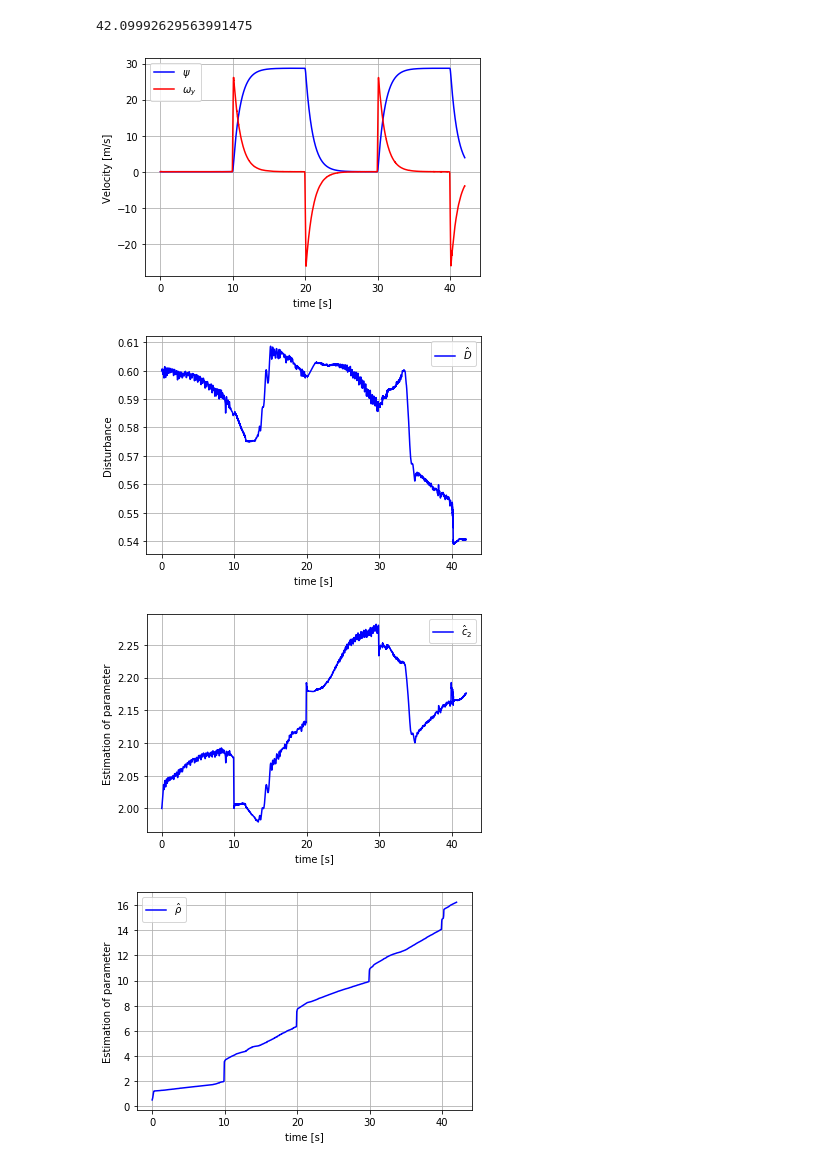
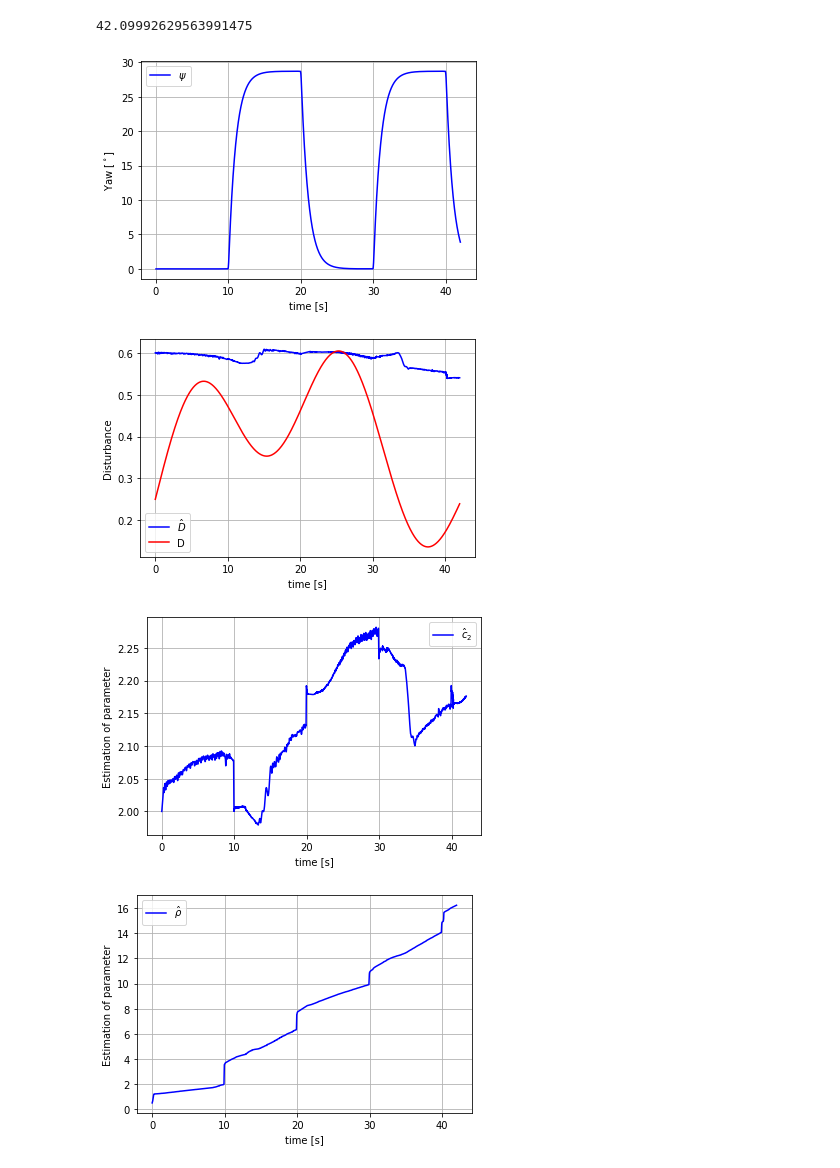
Before and after one commit to WojciechBroka/pracaMagisterska, a Jupyter notebook: Torpeda-Copy2.ipynb, the cells around one changed output. Drawn from its saved outputs; the diff is of its cells as text; code cells hidden in the pictures.

```diff
--- a/Torpeda-Copy2.ipynb
+++ b/Torpeda-Copy2.ipynb
@@ -460,6 +460,9 @@ def control_dr(t,sig,u,mu):
 @log_results
 def control_s(t,Omyi,psii,PSId,PSIddot):
     return s_num(Omyi,psii,PSId,PSIddot)
+@log_results
+def control_dis(t):
+    return dis_num(t)
 # %% [markdown]
 # Definicja funkcji symulacji
 # %%
@@ -496,6 +499,8 @@ def Torpeda(t_, x0_array):
     dmi = midothat_num(si,b1i,Omyi,Omyhati,PSIddot,0,Di,rhoi,c1hi,c2hi,gi)
     dOmyhat = Omyhatdot_num(Di,mii,b1i,0,0,rhoi,si,c1hi,c2hi,Omyi,Omyhati,gi)
 
+    dist = control_dis(t_)
+
     #- sterowanie
     u = u_num(b1i,0,0,Di,rhoi,si,c1hi,Omyi,c2hi,gi)
     #u = control(t_,b1i,Di,rhoi,si,c1hi,Omyi,c2hi,gi)
@@ -525,15 +530,17 @@ Omyp,dOmyp,Omyhat,c1h,c2h,rho,g,D,b1,mi  = sim.y # return xi  #
 # %%
 plt.figure()
 plt.plot(t, Omyp, 'b', label='$\\psi$')
-plt.plot(t, dOmyp, 'r', label='$\\omega_y$')
+#plt.plot(t, dOmyp, 'r', label='$\\omega_y$')
 plt.legend(loc = 'best')
 plt.xlabel('time [s]')
-plt.ylabel('Velocity [m/s]')
+plt.ylabel('Yaw [$^\circ$]')
 plt.grid(True)
 plt.show()
 
+control_sig_dis = [control_dis.log[control_dis.t.index(time)] for time in t]
 plt.figure()
 plt.plot(t, D, 'b', label='$\hat{D}$')
+plt.plot(t, control_sig_dis, 'r', label='D')
 plt.legend(loc = 'best')
 plt.xlabel('time [s]')
 plt.ylabel('Disturbance')
@@ -546,35 +553,35 @@ plt.legend(loc = 'best')
 plt.xlabel('time [s]')
 plt.ylabel('Estimation of parameter')
 plt.grid(True)
 plt.show()
 
 plt.figure()
 plt.plot(t, rho, 'b', label='$\hat{\\rho}$')
 plt.legend(loc = 'best')
 plt.xlabel('time [s]')
 plt.ylabel('Estimation of parameter')
 plt.grid(True)
 plt.show()
 
 control_sig_dr = [control_dr.log[control_dr.t.index(time)] for time in t]
 plt.figure()
 plt.plot(t,control_sig_dr, 'b', label='$\\delta_r$')
 plt.legend(loc = 'best')
 plt.xlabel('time [s]')
-plt.ylabel('Control input')
+plt.ylabel('Control input [$^\circ$]')
 plt.grid(True)
 plt.show()
 
 control_sig_s = [control_s.log[control_s.t.index(time)] for time in t]
 plt.figure()
 plt.plot(t,control_sig_s, 'b', label='s')
 plt.legend(loc = 'best')
 plt.xlabel('time [s]')
 plt.ylabel('Sliding mode')
 plt.grid(True)
 plt.show()
 # %% [output]
-[figure, old version]
+[figure, new version]
-[figure, old version]
+[figure, new version]
 [figure]
 [figure]
```
Also changed, not shown: parts of 1 cell of this notebook.
